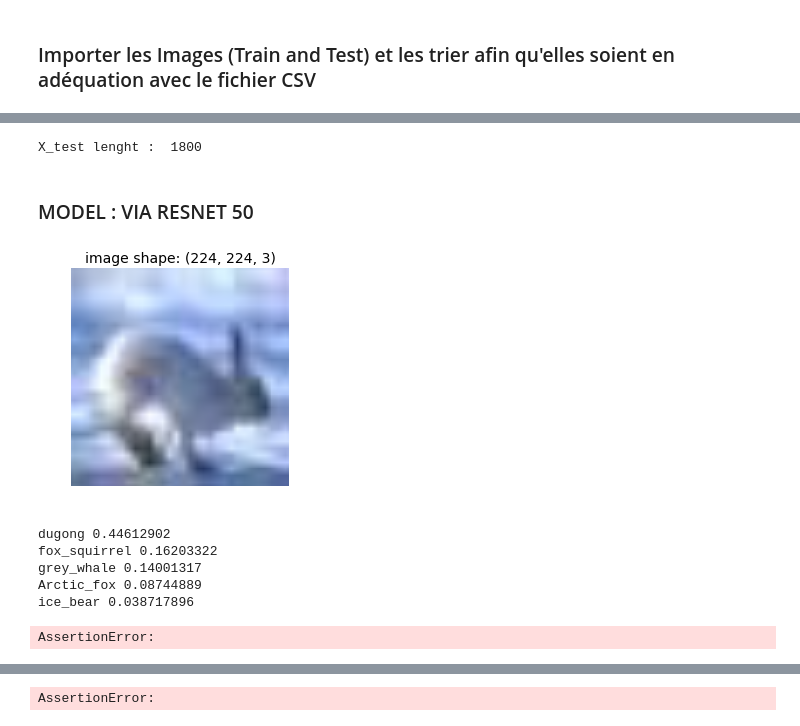
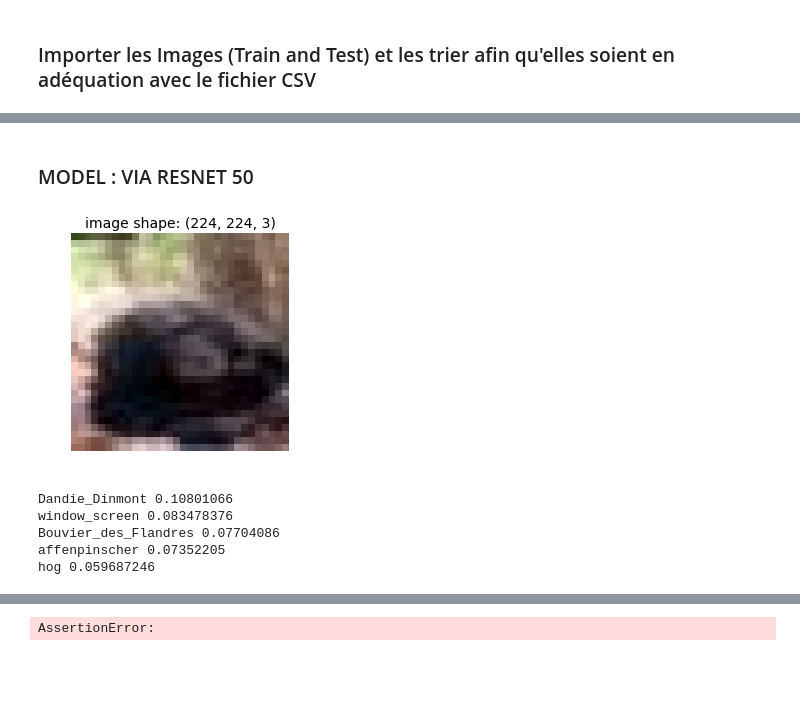
Before and after one commit to JeremyBouhi/DeepLearning, a Jupyter notebook: DeepLearningProject.ipynb, the cells around one changed output, grey strips where cells are left out. Drawn from its saved outputs; the diff is of its cells as text; code cells hidden in the pictures; blank space fills up the shorter version.

```diff
--- a/DeepLearningProject.ipynb
+++ b/DeepLearningProject.ipynb
@@ -94,11 +95,12 @@ def get_splitted_data_with_size(image_size, sample_size, test_ratio, classes, se
     return train_test_split(np.asarray(X), np.asarray(Y), test_size=test_ratio, random_state=seed)
 # %%
 image_size = (32, 32, 3)
-sample_size = 200
+keras_size = (224, 224, 3)
+sample_size = 1000
 classes = get_classes()
 
 X_tr, X_val, y_tr, y_val = get_splitted_data_with_size(
-    image_size=image_size, sample_size=sample_size, test_ratio=0.25, classes=classes, seed=42
+    image_size=keras_size, sample_size=sample_size, test_ratio=0.25, classes=classes, seed=42
 )
 # %%
 X_tr.shape, X_val.shape, y_tr.shape, y_val.shape
@@ -163,15 +141,3 @@ X lenght :  7200
-# %%
-X_test = []
-files = []
-files = listdir(path.join(GLOBAL_DATA_PATH, "data_test"))
-
-for file in files:
-    img = load_img(path.join(GLOBAL_DATA_PATH, "data_train", file))
-    X_test.append(img_to_array(img))
-
-print("X_test lenght : ",len(X_test))
-# %% [output]
-X_test lenght :  1800
 # %% [markdown]
 ### MODEL : VIA RESNET 50
 # %%
@@ -188,8 +154,8 @@ model_ResNet50 = ResNet50(include_top=True, weights='imagenet')
 # %%
 #We will resized the unique image to resnet image
 resnet_input_size = (224,224)
-img = X_train[4]
+img = X_tr[1]
 img_resized = resize(img, resnet_input_size, mode='reflect', preserve_range=True)
 show(img_resized)
 # %% [output]
-[figure, old version]
+[figure, new version]
@@ -209,18 +172,10 @@ if decoded_predictions:
     for _, name, score in decoded_predictions[0]:
         print(name, score)
 # %% [output]
-dugong 0.44612902
-fox_squirrel 0.16203322
-grey_whale 0.14001317
-Arctic_fox 0.08744889
-ice_bear 0.038717896
+Dandie_Dinmont 0.10801066
+window_screen 0.083478376
+Bouvier_des_Flandres 0.07704086
+affenpinscher 0.07352205
+hog 0.059687246
 # %%
 model_ResNet50.compile(optimizer='adam',loss='binary_crossentropy',metrics=['accuracy'])
-# %%
-model_ResNet50.fit(
-        x=X_train,
-        y=y_train['Category'],
-        batch_size=20,
-        epochs=20)
-# %% [output]
-AssertionError:
```
Also changed, not shown: parts of 10 cells of this notebook.
